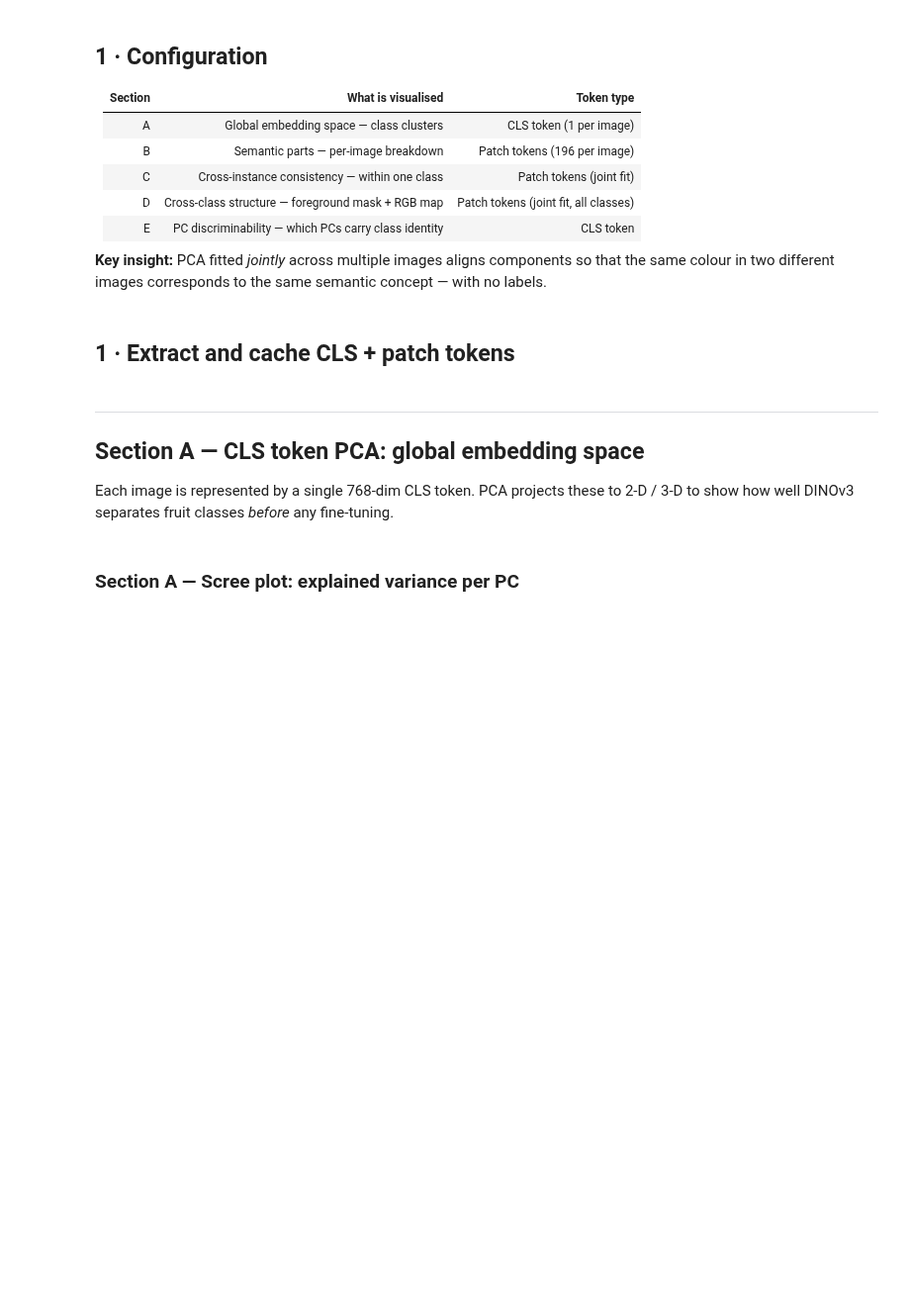
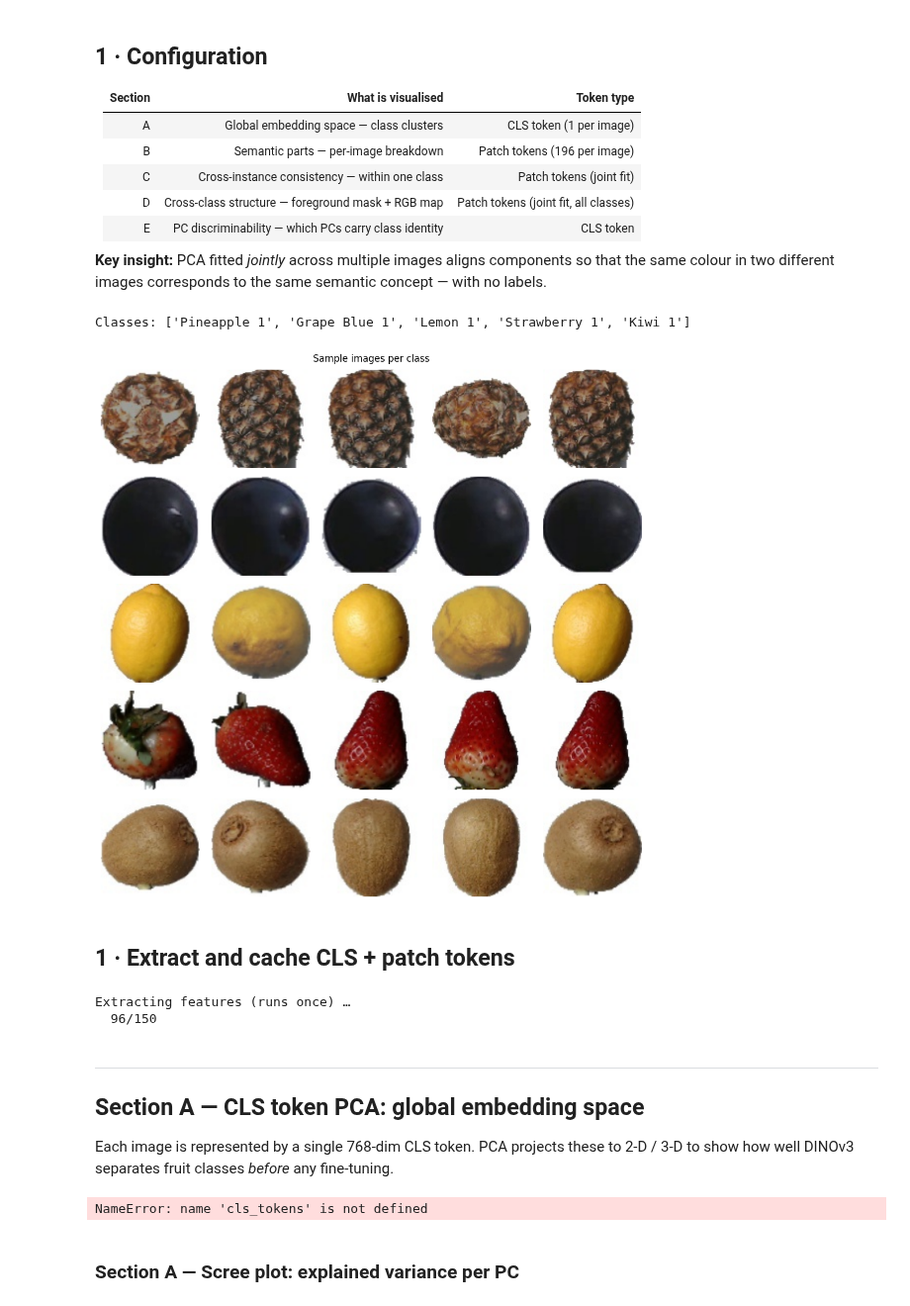
Before and after one commit to jonas-gstoettenmayr/cvi4, a Jupyter notebook: 11/fruits360_dinov3.ipynb, the cells around one changed output. Shown at 99% size. Drawn from its saved outputs; the diff is of its cells as text; code cells hidden in the pictures; blank space fills up the shorter version.

```diff
--- a/11/fruits360_dinov3.ipynb
+++ b/11/fruits360_dinov3.ipynb
@@ -74,32 +76,35 @@ processor, model, DEVICE, NUM_REG = load_backbone(MODEL_ID)
 **Key insight:** PCA fitted *jointly* across multiple images aligns components so that the
 same colour in two different images corresponds to the same semantic concept — with no labels.
 # %%
-DATASET_PATH = pathlib.Path(r'/content/fruits-360')   # <-- edit this
+DATASET_PATH = pathlib.Path(r'fruits-360-100x100')   # <-- edit this
 
 TARGET_CLASSES     = ['Pineapple', 'Grape Blue', 'Lemon', 'Strawberry', 'Kiwi']
 N_IMAGES_PER_CLASS = 30
 PCA_CACHE_DIR      = pathlib.Path('pca_cache')
 
 TRAIN_ROOT = DATASET_PATH / 'Training'
 assert TRAIN_ROOT.exists(), f'Training/ not found under {DATASET_PATH}'
 
 available = sorted([d.name for d in TRAIN_ROOT.iterdir() if d.is_dir()])
 CLASSES   = [resolve_class(c, available) for c in TARGET_CLASSES]
 PALETTE   = sns.color_palette('tab10', n_colors=len(CLASSES))
 CLASS_COLOR = {c: PALETTE[i] for i, c in enumerate(CLASSES)}
 print('Classes:', CLASSES)
 
 all_paths = {c: get_paths(c, N_IMAGES_PER_CLASS, TRAIN_ROOT) for c in CLASSES}
 
 # Preview grid
 P = 5
 fig, axes = plt.subplots(len(CLASSES), P, figsize=(P * 2, len(CLASSES) * 2))
 for row, cls in enumerate(CLASSES):
     for col, p in enumerate(all_paths[cls][:P]):
         axes[row, col].imshow(Image.open(p)); axes[row, col].axis('off')
     axes[row, 0].set_ylabel(cls.split()[0], fontsize=9, rotation=30, labelpad=40, ha='right')
 plt.suptitle('Sample images per class', fontsize=12)
 plt.tight_layout(); plt.show()
+# %% [output]
+Classes: ['Pineapple 1', 'Grape Blue 1', 'Lemon 1', 'Strawberry 1', 'Kiwi 1']
+[figure, added]
 # %% [markdown]
 ## 1 · Extract and cache CLS + patch tokens
 # %%
@@ -107,6 +112,9 @@ cls_tokens, patch_tokens, labels = load_or_compute_features(
     PCA_CACHE_DIR, all_paths, processor, model, DEVICE, NUM_REG
 )
 label_arr = np.array(labels)
+# %% [output]
+Extracting features (runs once) …
+  96/150
 # %% [markdown]
 ---
 ## Section A — CLS token PCA: global embedding space
@@ -137,6 +145,8 @@ axes[0].set_title('CLS tokens — PC1 vs PC2')
 axes[1].set_title('CLS tokens — PC2 vs PC3')
 plt.suptitle('Section A — DINOv3 CLS token PCA (global embedding space)', fontsize=12)
 plt.tight_layout(); plt.show()
+# %% [output]
+NameError: name 'cls_tokens' is not defined
 # %% [markdown]
 ### Section A — Scree plot: explained variance per PC
 # %%
```
Also changed, not shown: parts of 7 cells of this notebook, 1 other file.
